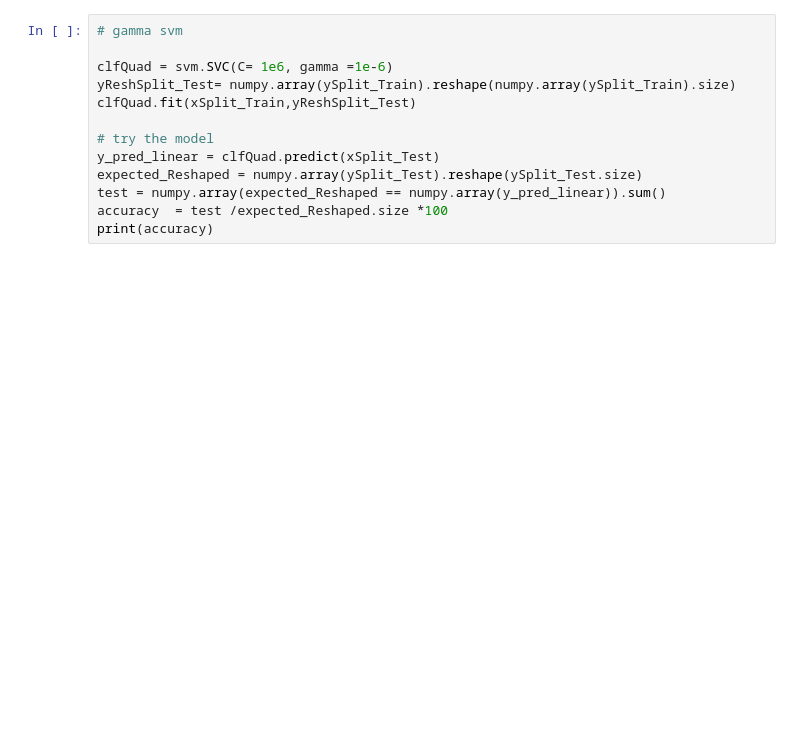
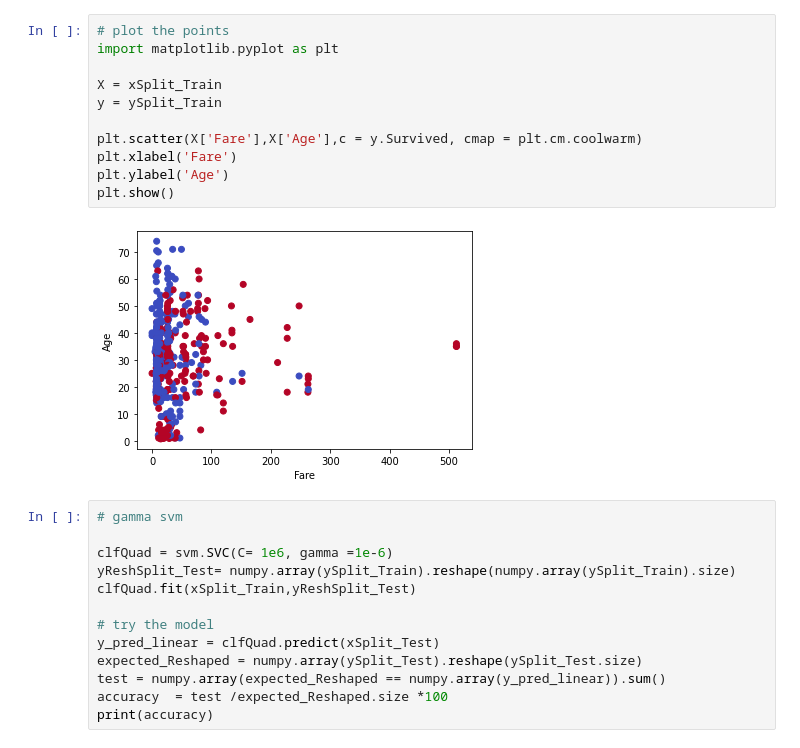
Before and after one commit to thebouda/kaggleTitanic, a Jupyter notebook: titanicSVM_v1.ipynb, the cells around one changed output. Drawn from its saved outputs; the diff is of its cells as text; blank space fills up the shorter version.

```diff
--- a/titanicSVM_v1.ipynb
+++ b/titanicSVM_v1.ipynb
@@ -40,3 +91,16 @@ print(accuracy)
+# %%
+# plot the points
+import matplotlib.pyplot as plt
+
+X = xSplit_Train
+y = ySplit_Train
+
+plt.scatter(X['Fare'],X['Age'],c = y.Survived, cmap = plt.cm.coolwarm)
+plt.xlabel('Fare')
+plt.ylabel('Age')
+plt.show()
+# %% [output]
+[figure, added]
 # %%
 # gamma svm
 
```
Also changed, not shown: parts of 7 cells of this notebook, 1 other file.
